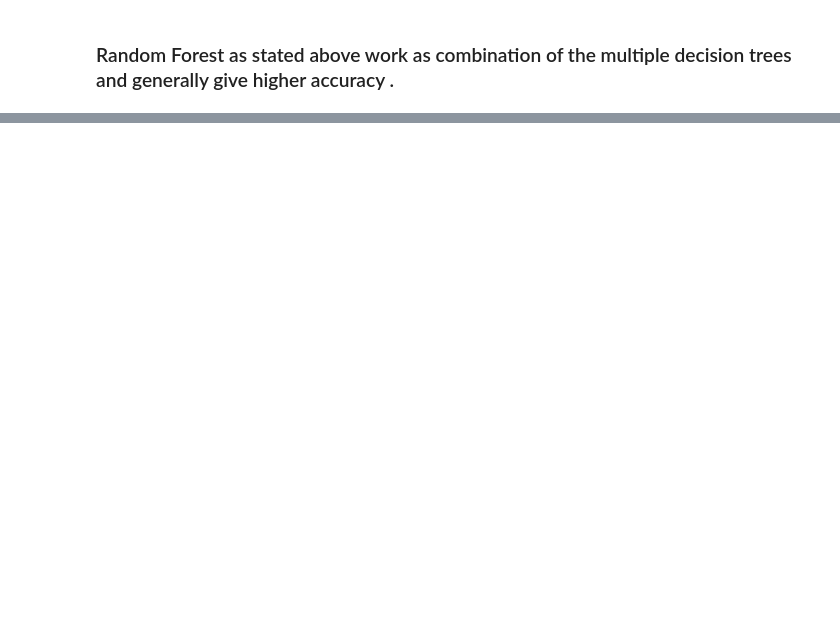
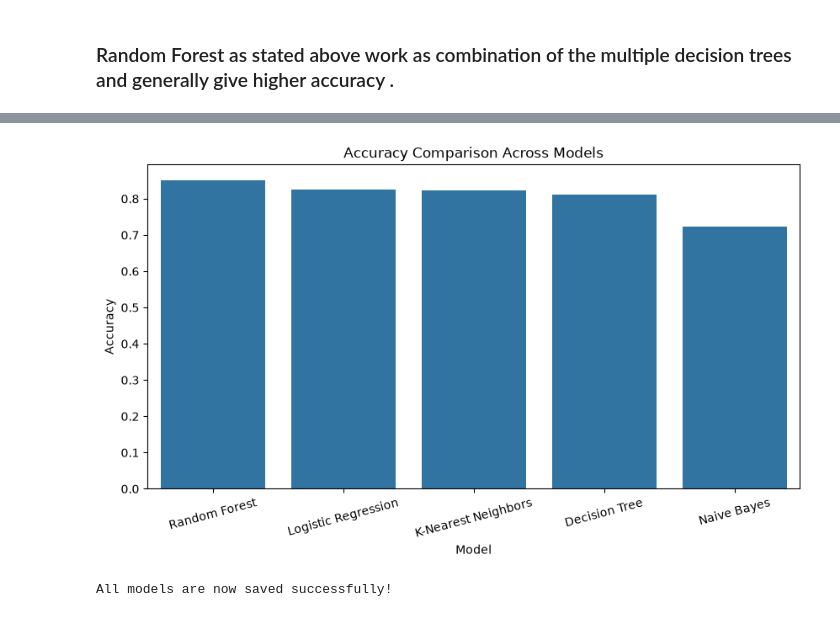
Before and after one commit to 2026ct05003-KajalTiwari/ML_Assignment_2_2026CT05003, a Jupyter notebook: notebooks/Assignment2.ipynb, the cells around one changed output, grey strips where cells are left out. Drawn from its saved outputs; the diff is of its cells as text; code cells hidden in the pictures; blank space fills up the shorter version.

```diff
--- a/notebooks/Assignment2.ipynb
+++ b/notebooks/Assignment2.ipynb
@@ -447,0 +498,21 @@ AUC      : 0.9173
+# %%
+comparison_df = pd.DataFrame(model_results)
+
+comparison_df = comparison_df.drop_duplicates(
+    subset='Model',
+    keep='last'
+)
+
+comparison_df = comparison_df.round(4)
+
+comparison_df = comparison_df.sort_values(
+    by='Accuracy',
+    ascending=False
+)
+
+comparison_df.reset_index(
+    drop=True,
+    inplace=True
+)
+
+comparison_df
@@ -447,0 +533,27 @@ AUC      : 0.9173
+# %%
+plt.figure(figsize=(10,5))
+
+sns.barplot(
+    data=comparison_df,
+    x='Model',
+    y='Accuracy'
+)
+
+plt.title('Accuracy Comparison Across Models')
+plt.xticks(rotation=15)
+
+plt.show()
+# %% [output]
+[figure, added]
+# %%
+import joblib
+
+joblib.dump(lr_model, "../model/logistic_regression.pkl")
+joblib.dump(tree_classifier, "../model/decision_tree.pkl")
+joblib.dump(knn_pipeline, "../model/knn.pkl")
+joblib.dump(naive_bayes_pipeline, "../model/naive_bayes.pkl")
+joblib.dump(random_forest_pipeline, "../model/random_forest.pkl")
+
+print("All models are now saved successfully!")
+# %% [output]
+All models are now saved successfully!
```
Also changed, not shown: parts of 5 cells of this notebook, 7 other files.
